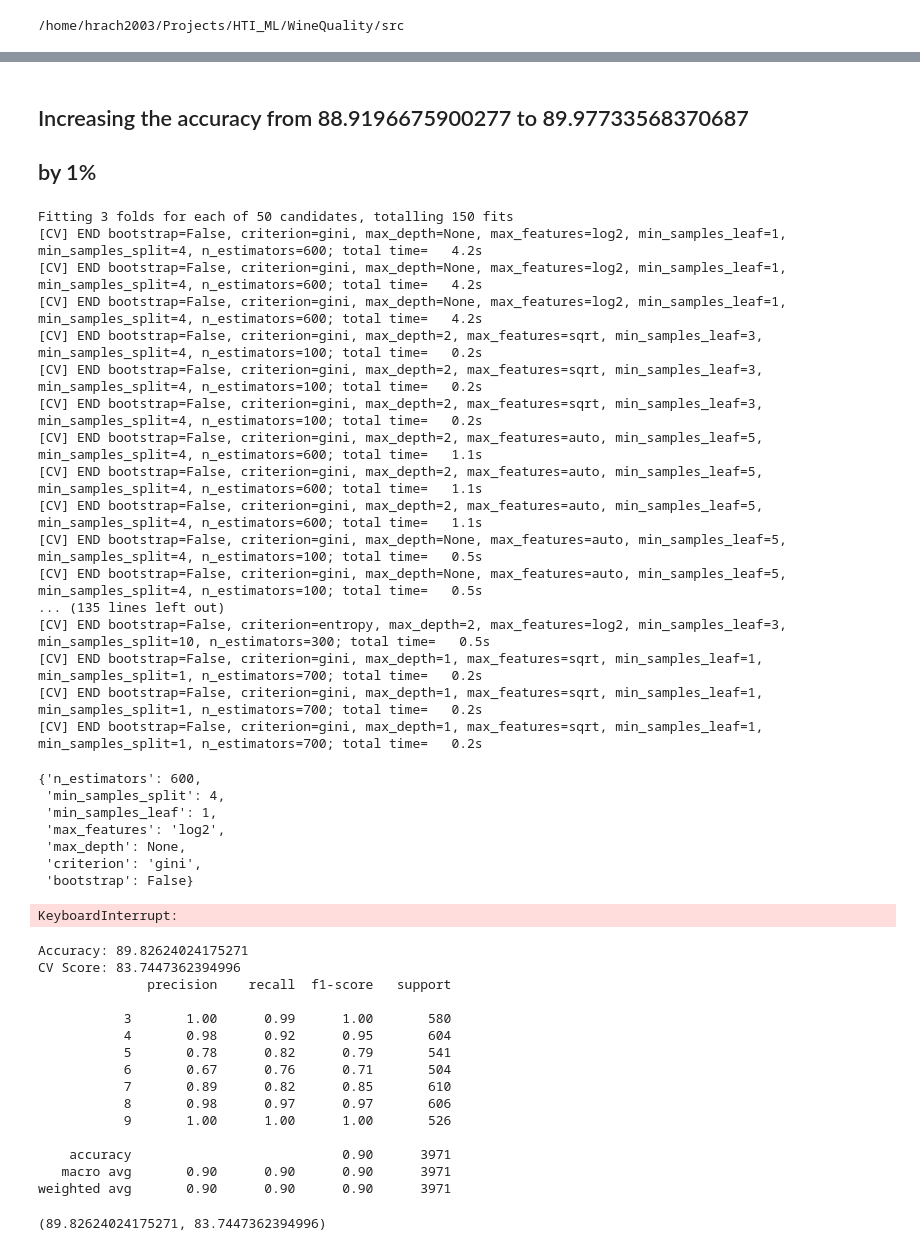
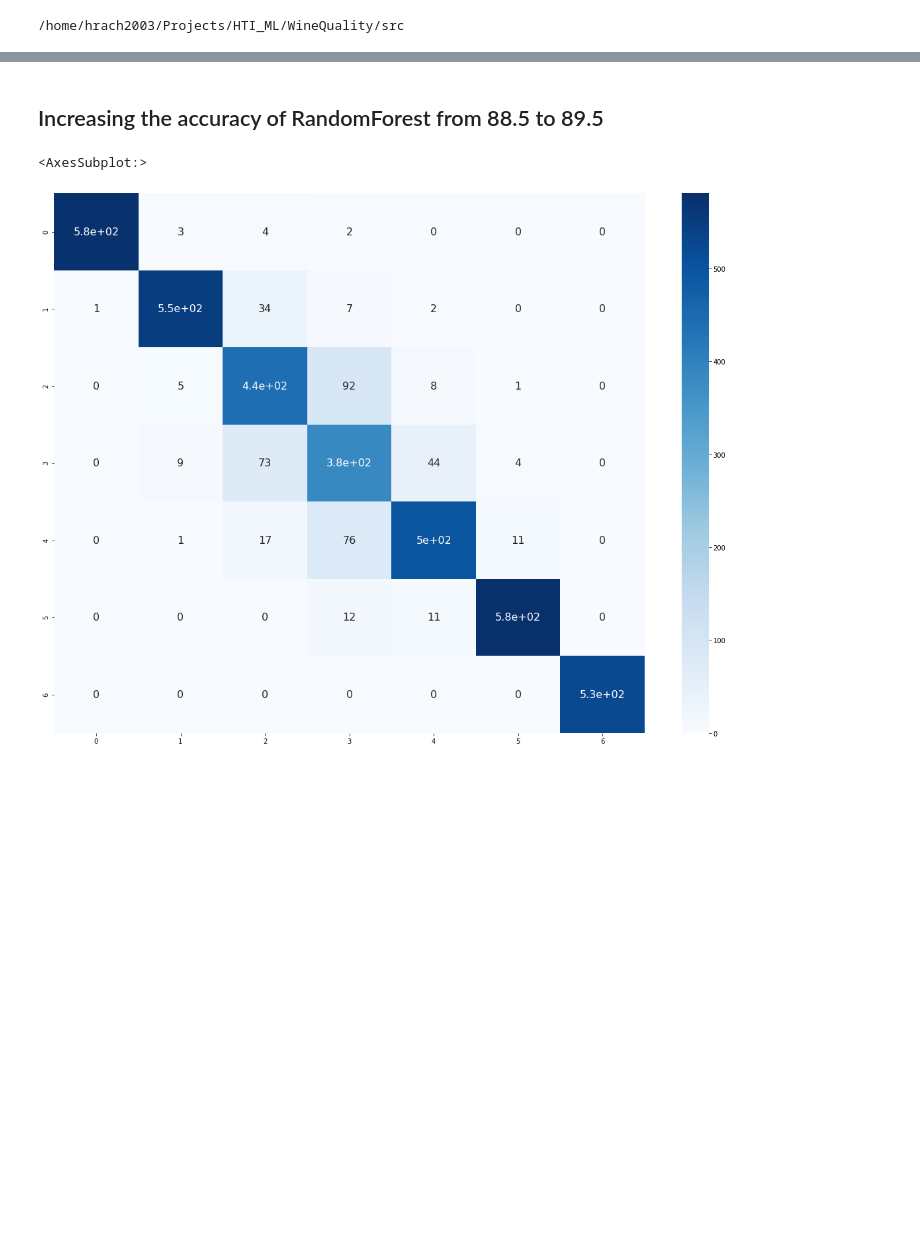
Before and after one commit to Hrach2003/WineQuality, a Jupyter notebook: src/notebooks/optimizing_parameters.ipynb, the cells around one changed output, grey strips where cells are left out. Cells and saved outputs as stored; diff of their text form; code cells hidden in the pictures; blank space fills up the shorter version.

```diff
--- a/src/notebooks/optimizing_parameters.ipynb
+++ b/src/notebooks/optimizing_parameters.ipynb
@@ -159,3 +162,8 @@ grid_params
 # %%
-gridSearch(rf, x_train, y_train, grid_params)
+from sklearn.metrics import classification_report, confusion_matrix
+rf_final = RandomForestClassifier(bootstrap=False, max_features='sqrt', min_samples_leaf=2,
+                       n_estimators=450)
+
+accuracy, cv_score, y_pred = classify(rf_final, X, y)
+print(confusion_matrix(y_pred, y_test))
 # %% [output]
@@ -163,3 +186,0 @@ RandomForestClassifier(bootstrap=False, n_estimators=600)
-# %% [markdown]
-## Increasing the accuracy from 88.9196675900277 to 89.97733568370687
-## by 1%
@@ -177,62 +187,8 @@ best_params_et = {
-# %%
-res = searchBestParamsRandomizedSearch(et, x_train, y_train, best_params_et)
-res
-# %% [output]
-Fitting 3 folds for each of 50 candidates, totalling 150 fits
-[CV] END bootstrap=False, criterion=gini, max_depth=None, max_features=log2, min_samples_leaf=1, min_samples_split=4, n_estimators=600; total time=   4.2s
-[CV] END bootstrap=False, criterion=gini, max_depth=None, max_features=log2, min_samples_leaf=1, min_samples_split=4, n_estimators=600; total time=   4.2s
-[CV] END bootstrap=False, criterion=gini, max_depth=None, max_features=log2, min_samples_leaf=1, min_samples_split=4, n_estimators=600; total time=   4.2s
-[CV] END bootstrap=False, criterion=gini, max_depth=2, max_features=sqrt, min_samples_leaf=3, min_samples_split=4, n_estimators=100; total time=   0.2s
-[CV] END bootstrap=False, criterion=gini, max_depth=2, max_features=sqrt, min_samples_leaf=3, min_samples_split=4, n_estimators=100; total time=   0.2s
-[CV] END bootstrap=False, criterion=gini, max_depth=2, max_features=sqrt, min_samples_leaf=3, min_samples_split=4, n_estimators=100; total time=   0.2s
-[CV] END bootstrap=False, criterion=gini, max_depth=2, max_features=auto, min_samples_leaf=5, min_samples_split=4, n_estimators=600; total time=   1.1s
-[CV] END bootstrap=False, criterion=gini, max_depth=2, max_features=auto, min_samples_leaf=5, min_samples_split=4, n_estimators=600; total time=   1.1s
-[CV] END bootstrap=False, criterion=gini, max_depth=2, max_features=auto, min_samples_leaf=5, min_samples_split=4, n_estimators=600; total time=   1.1s
-[CV] END bootstrap=False, criterion=gini, max_depth=None, max_features=auto, min_samples_leaf=5, min_samples_split=4, n_estimators=100; total time=   0.5s
-[CV] END bootstrap=False, criterion=gini, max_depth=None, max_features=auto, min_samples_leaf=5, min_samples_split=4, n_estimators=100; total time=   0.5s
-... (135 lines left out)
-[CV] END bootstrap=False, criterion=entropy, max_depth=2, max_features=log2, min_samples_leaf=3, min_samples_split=10, n_estimators=300; total time=   0.5s
-[CV] END bootstrap=False, criterion=gini, max_depth=1, max_features=sqrt, min_samples_leaf=1, min_samples_split=1, n_estimators=700; total time=   0.2s
-[CV] END bootstrap=False, criterion=gini, max_depth=1, max_features=sqrt, min_samples_leaf=1, min_samples_split=1, n_estimators=700; total time=   0.2s
-[CV] END bootstrap=False, criterion=gini, max_depth=1, max_features=sqrt, min_samples_leaf=1, min_samples_split=1, n_estimators=700; total time=   0.2s
-{'n_estimators': 600,
- 'min_samples_split': 4,
- 'min_samples_leaf': 1,
- 'max_features': 'log2',
- 'max_depth': None,
- 'criterion': 'gini',
- 'bootstrap': False}
-# %%
-grid_params = {
-    'n_estimators': [550, 600, 650],
-    'min_samples_split': [3, 4, 5, 6],
-    'min_samples_leaf': [1],
-    'max_features': ["auto", "sqrt", "log2"],
-    'max_depth': [None],
-    'criterion': ['gini', 'entropy'],
-    'bootstrap': [False]
-}
-res = gridSearch(rf, x_train, y_train, grid_params)
-res
-# %% [output]
-KeyboardInterrupt:
-# %%
-et_rand = ExtraTreesClassifier(random_state=42, **res,)
-classify(et_rand, X, y)
-# %% [output]
-Accuracy: 89.82624024175271
-CV Score: 83.7447362394996
-              precision    recall  f1-score   support
-
-           3       1.00      0.99      1.00       580
-           4       0.98      0.92      0.95       604
-           5       0.78      0.82      0.79       541
-           6       0.67      0.76      0.71       504
-           7       0.89      0.82      0.85       610
-           8       0.98      0.97      0.97       606
-           9       1.00      1.00      1.00       526
-
-    accuracy                           0.90      3971
-   macro avg       0.90      0.90      0.90      3971
-weighted avg       0.90      0.90      0.90      3971
-(89.82624024175271, 83.7447362394996)
+# %% [markdown]
+## Increasing the accuracy of RandomForest from 88.5 to 89.5
+# %%
+plt.figure(figsize = (20,15))
+sns.heatmap(confusion_matrix(y_pred, y_test), cmap="Blues", annot=True,annot_kws={"size": 16})
+# %% [output]
+<AxesSubplot:>
+[figure, added]
```
Also changed, not shown: parts of 21 cells of this notebook, 11 other files.
